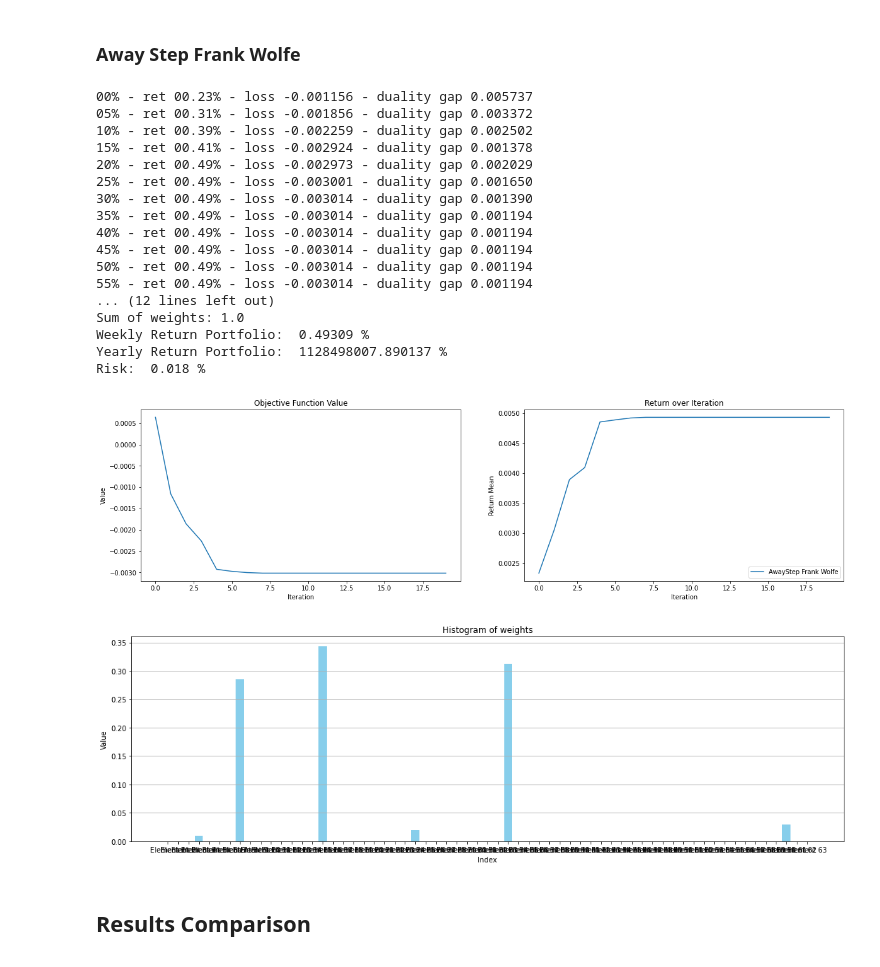
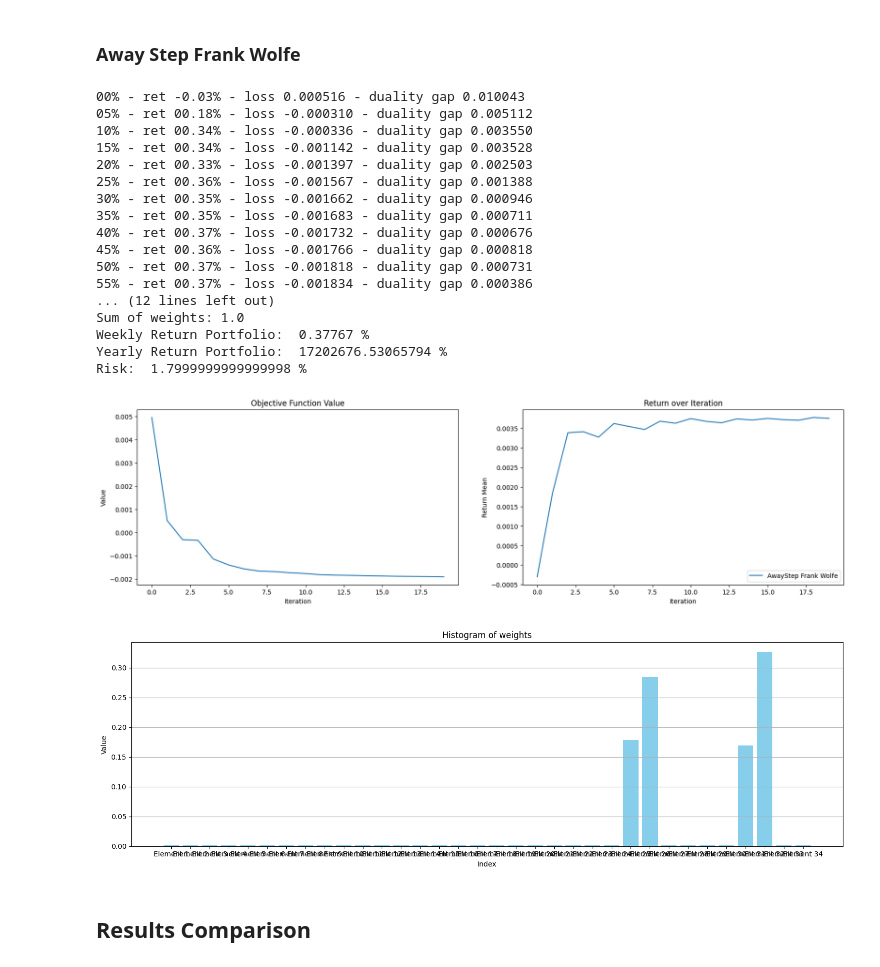
Before and after one commit to RobEngin/Methods-for-Portfolio-Optimization, a Jupyter notebook: opt-project.ipynb, the cells around one changed output. Drawn from its saved outputs; the diff is of its cells as text; code cells hidden in the pictures.

```diff
--- a/opt-project.ipynb
+++ b/opt-project.ipynb
@@ -413,19 +426,15 @@ for itr in range(ITERATIONS):
     gap = duality_gap(weights, grad)
     duality_gaps_pw.append(gap)
 
-    # Check for convergence with duality gap
-    if np.linalg.norm(grad) < 1e-6 or gap < 1e-6:
-        print(f"\nConverged at iteration {itr} with duality gap {gap:.6f}")
-        break
-
     gamma = line_search(weights, direction, mean_returns, cov_matrix, RISK_AVERSION)
-
     weights += gamma * direction
 
     weights = np.clip(weights, 0, 1)
     weights /= np.sum(weights)
 
-    if np.linalg.norm(grad) < 1e-6:
+    # Check for convergence with duality gap
+    if np.linalg.norm(grad) < 1e-6 or gap < 1e-6:
+        print(f"\nConverged at iteration {itr} with duality gap {gap:.6f}")
         break
 
     if itr % (ITERATIONS * 0.05) == 0:
@@ -487,13 +496,17 @@ for itr in range(ITERATIONS):
     d_away = weights - v_j
 
     # Determine the optimal direction and step size
-    if np.dot(grad, d_fw) < np.dot(grad, d_away):
+    if np.dot(grad, d_fw) <= np.dot(grad, d_away):
         direction = d_fw
         step_size = 1.0  # Frank-Wolfe step
     else:
-        direction = -d_away
-        max_step_size = np.min(weights[weights > 0] / (weights[weights > 0] - v_j[weights > 0]))
-        step_size = min(1.0, max_step_size)  # Away step
+        #direction = -d_away
+        #max_step_size = np.min(weights[weights > 0] / (weights[weights > 0] - v_j[weights > 0]))
+        #step_size = min(1.0, max_step_size)  # Away step
+        direction = d_away
+        alpha_vt = weights[j]
+        max_step_size = alpha_vt / (1 - alpha_vt)
+        step_size = min(1.0, max_step_size)
 
     # Store values for plotting
     loss_values_aw.append(loss(weights, mean_returns, cov_matrix, RISK_AVERSION))
@@ -502,58 +515,55 @@ for itr in range(ITERATIONS):
     # Calculate duality gap
     gap = duality_gap(weights, grad)
     duality_gaps_aw.append(gap)
-
-    # Check for convergence with duality gap
-    if np.linalg.norm(grad) < 1e-6 or gap < 1e-6:
-        print(f"\nConverged at iteration {itr} with duality gap {gap:.6f}")
-        break
 
     gamma = line_search(weights, direction, mean_returns, cov_matrix, RISK_AVERSION)
     gamma = min(gamma, step_size)
 
     weights += gamma * direction
     weights = np.clip(weights, 0, 1)
     weights /= np.sum(weights)
 
     # Add new vertex
     if np.array_equal(direction, d_fw):
         V.append(s.copy())
     else:
         if step_size == max_step_size and len(V) > 1:
             V.pop(j)  # Remove vertex
 
-    if np.linalg.norm(grad) < 1e-6:
+    # Check for convergence with duality gap
+    if np.linalg.norm(grad) < 1e-6 or gap < 1e-6:
+        print(f"\nConverged at iteration {itr} with duality gap {gap:.6f}")
         break
 
     if itr % (ITERATIONS * 0.05) == 0:
         print(f" - ret {(returns_iteration_aw[-1])*100:05.2f}% - loss {loss(weights, mean_returns, cov_matrix, RISK_AVERSION):05.6f} - duality gap {gap:.6f}")
 
 optimal_weights_aw = weights
 
 end_time = time.time()
 wall_time_aw = round((end_time - start_time) * 1000)
 print(f"Wall time: {wall_time_aw} ms")
 plot_results(loss_values_aw, returns_iteration_aw, optimal_weights_aw, 'AwayStep Frank Wolfe')
 # %% [output]
-00% - ret 00.23% - loss -0.001156 - duality gap 0.005737
-05% - ret 00.31% - loss -0.001856 - duality gap 0.003372
-10% - ret 00.39% - loss -0.002259 - duality gap 0.002502
-15% - ret 00.41% - loss -0.002924 - duality gap 0.001378
-20% - ret 00.49% - loss -0.002973 - duality gap 0.002029
-25% - ret 00.49% - loss -0.003001 - duality gap 0.001650
-30% - ret 00.49% - loss -0.003014 - duality gap 0.001390
-35% - ret 00.49% - loss -0.003014 - duality gap 0.001194
-40% - ret 00.49% - loss -0.003014 - duality gap 0.001194
-45% - ret 00.49% - loss -0.003014 - duality gap 0.001194
-50% - ret 00.49% - loss -0.003014 - duality gap 0.001194
-55% - ret 00.49% - loss -0.003014 - duality gap 0.001194
+00% - ret -0.03% - loss 0.000516 - duality gap 0.010043
+05% - ret 00.18% - loss -0.000310 - duality gap 0.005112
+10% - ret 00.34% - loss -0.000336 - duality gap 0.003550
+15% - ret 00.34% - loss -0.001142 - duality gap 0.003528
+20% - ret 00.33% - loss -0.001397 - duality gap 0.002503
+25% - ret 00.36% - loss -0.001567 - duality gap 0.001388
+30% - ret 00.35% - loss -0.001662 - duality gap 0.000946
+35% - ret 00.35% - loss -0.001683 - duality gap 0.000711
+40% - ret 00.37% - loss -0.001732 - duality gap 0.000676
+45% - ret 00.36% - loss -0.001766 - duality gap 0.000818
+50% - ret 00.37% - loss -0.001818 - duality gap 0.000731
+55% - ret 00.37% - loss -0.001834 - duality gap 0.000386
 ... (12 lines left out)
 Sum of weights: 1.0
-Weekly Return Portfolio:  0.49309 %
-Yearly Return Portfolio:  1128498007.890137 %
-Risk:  0.018 %
+Weekly Return Portfolio:  0.37767 %
+Yearly Return Portfolio:  17202676.53065794 %
+Risk:  1.7999999999999998 %
-[figure, old version]
+[figure, new version]
-[figure, old version]
+[figure, new version]
 # %% [markdown]
 ## Results Comparison
 # %% [markdown]
```
Also changed, not shown: parts of 14 cells of this notebook, 5 other files.
